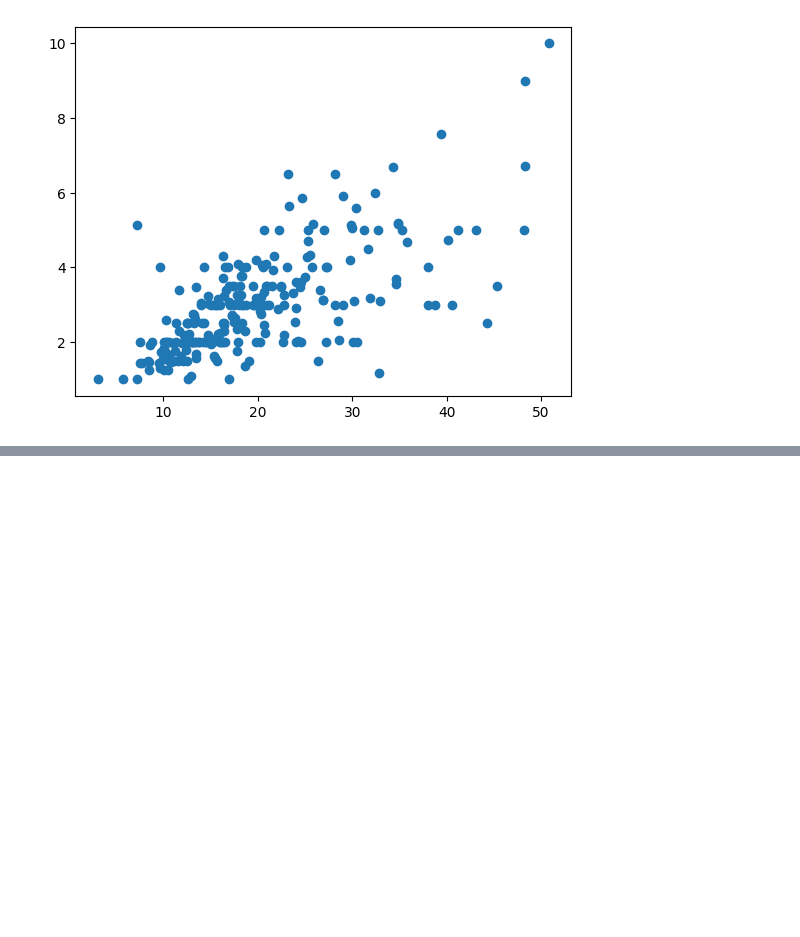
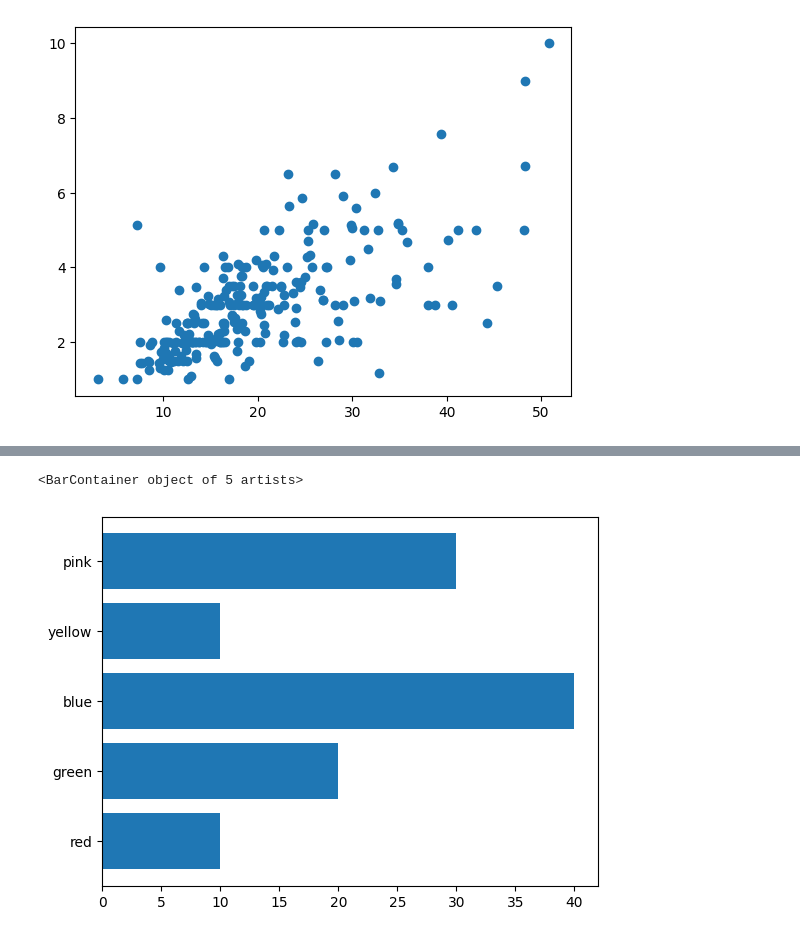
Before and after one commit to abdullah-621/Matplotlib, a Jupyter notebook: Matplotlib_part1.ipynb, the cells around one changed output, grey strips where cells are left out. Drawn from its saved outputs; the diff is of its cells as text; code cells hidden in the pictures; blank space fills up the shorter version.

```diff
--- a/Matplotlib_part1.ipynb
+++ b/Matplotlib_part1.ipynb
@@ -189,0 +203,7 @@ plt.plot(tips['total_bill'], tips['tip'], 'o')
+# %%
+# horizontal bars
+
+plt.barh(colors, children)
+# %% [output]
+<BarContainer object of 5 artists>
+[figure, added]
```
Also changed, not shown: parts of 27 cells of this notebook.
